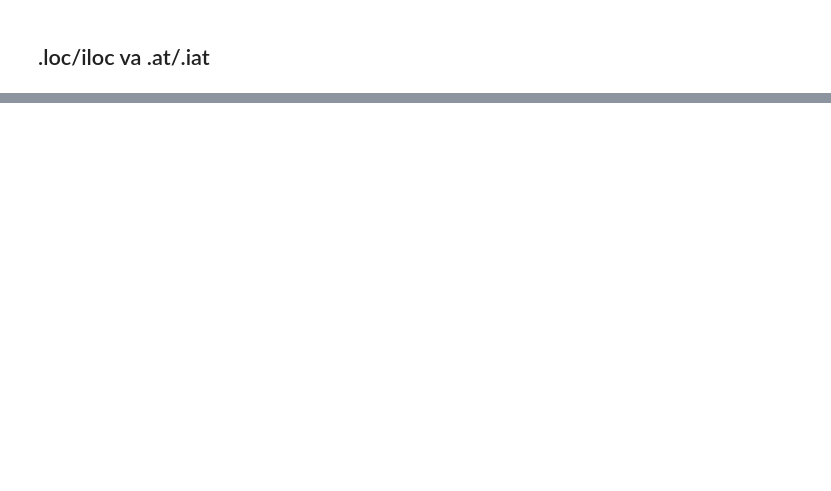
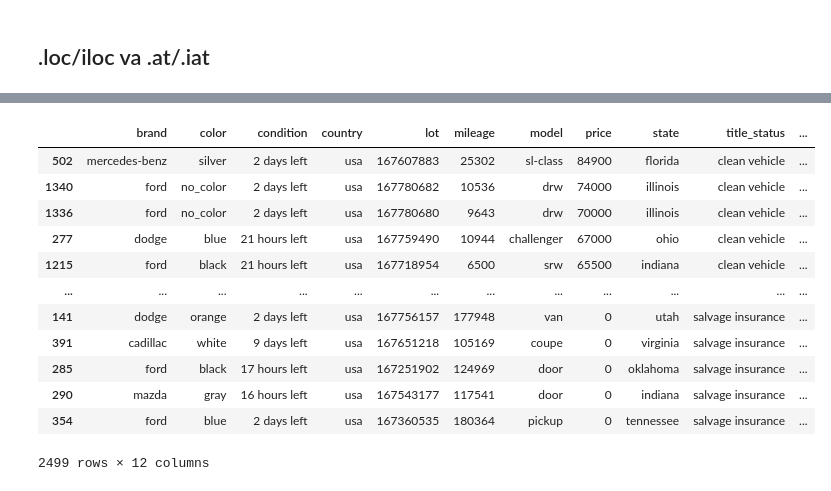
Before and after one commit to ulubeykhuja/mohir_dev_lessons, a Jupyter notebook: 2.3_DataFrame.ipynb, the cells around one changed output, grey strips where cells are left out. Saved outputs shown, nothing was run; the diff lists cells and outputs as text; code cells hidden in the pictures; blank space fills up the shorter version.

```diff
--- a/2.3_DataFrame.ipynb
+++ b/2.3_DataFrame.ipynb
@@ -697,0 +876,16 @@ df
+# %%
+df.sort_values(by='price', ascending=False)
+# %% [output]
+|  | brand | color | condition | country | lot | mileage | model | price | state | title_status | ... |
+| 502 | mercedes-benz | silver | 2 days left | usa | 167607883 | 25302 | sl-class | 84900 | florida | clean vehicle | ... |
+| 1340 | ford | no_color | 2 days left | usa | 167780682 | 10536 | drw | 74000 | illinois | clean vehicle | ... |
+| 1336 | ford | no_color | 2 days left | usa | 167780680 | 9643 | drw | 70000 | illinois | clean vehicle | ... |
+| 277 | dodge | blue | 21 hours left | usa | 167759490 | 10944 | challenger | 67000 | ohio | clean vehicle | ... |
+| 1215 | ford | black | 21 hours left | usa | 167718954 | 6500 | srw | 65500 | indiana | clean vehicle | ... |
+| ... | ... | ... | ... | ... | ... | ... | ... | ... | ... | ... | ... |
+| 141 | dodge | orange | 2 days left | usa | 167756157 | 177948 | van | 0 | utah | salvage insurance | ... |
+| 391 | cadillac | white | 9 days left | usa | 167651218 | 105169 | coupe | 0 | virginia | salvage insurance | ... |
+| 285 | ford | black | 17 hours left | usa | 167251902 | 124969 | door | 0 | oklahoma | salvage insurance | ... |
+| 290 | mazda | gray | 16 hours left | usa | 167543177 | 117541 | door | 0 | indiana | salvage insurance | ... |
+| 354 | ford | blue | 2 days left | usa | 167360535 | 180364 | pickup | 0 | tennessee | salvage insurance | ... |
+2499 rows × 12 columns
```
Also changed, not shown: parts of 74 cells of this notebook.
